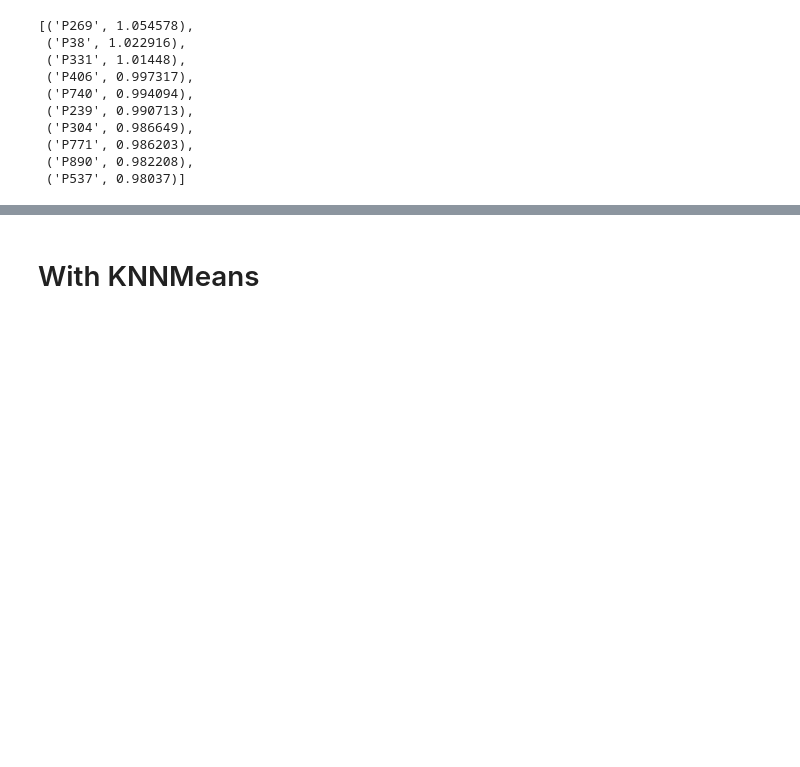
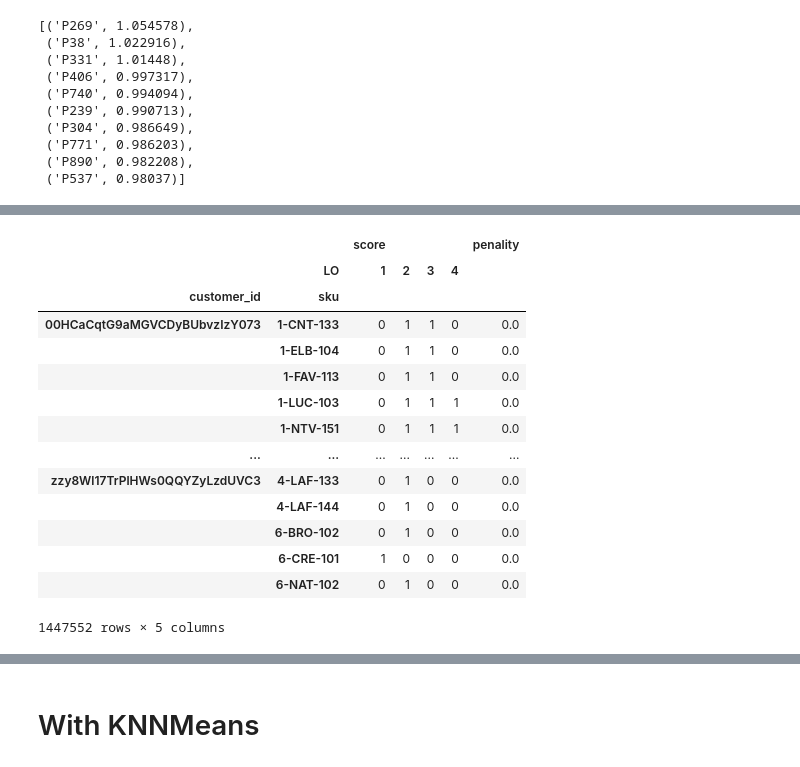
Before and after one commit to PaulChabert/reco_fourche, a Jupyter notebook: notebooks/gulnara_v2.ipynb, the cells around one changed output, grey strips where cells are left out. Saved outputs shown, nothing was run; the diff lists cells and outputs as text; code cells hidden in the pictures; blank space fills up the shorter version.

Commit message:
using dataest with final scoring

```diff
--- a/notebooks/gulnara_v2.ipynb
+++ b/notebooks/gulnara_v2.ipynb
@@ -228,0 +233,8 @@ recommended_movie
+# %%
+# Code done by Paul
+orders = pd.read_json("../../raw_data/order_scoring.json",lines=True)
+counted_sku_df = orders.groupby('sku').count()['LO'].copy()
+counted_sku_df.sort_values(ascending=False,inplace=True)
+sku_lenght = 500
+short_sku_list = list(counted_sku_df.head(sku_lenght).index)
+orders_short = orders[orders['sku'].isin(short_sku_list)]
@@ -228,0 +243,13 @@ recommended_movie
+# %%
+#Score each order
+coef = {
+    1:0.4,
+    2:0.3,
+    3:0.2,
+    4:0.1
+    }
+
+orders_short['score'] = orders_short['LO'].map(coef)
+table_scoring = orders_short.groupby(by=['customer_id','sku']).sum()[['score']]
+
+table_scoring
@@ -228,0 +276,27 @@ recommended_movie
+# %%
+#Score penality
+penality = 0.5
+table_penality = pd.pivot_table(orders_short,
+                       values=['score'],
+                       index=['customer_id','sku'],
+                       columns=['LO'],
+                       aggfunc='count',
+                       fill_value=0)
+table_penality['penality'] = table_penality[[('score',4),('score',3)]].max(axis=1)*(1-table_penality[('score',2)])*(1-table_penality[('score',1)])*penality
+table_penality
+# %% [output]
+|  |  | score |  |  |  | penality |
+|  | LO | 1 | 2 | 3 | 4 |  |
+| customer_id | sku |  |  |  |  |  |
+| 00HCaCqtG9aMGVCDyBUbvzIzY073 | 1-CNT-133 | 0 | 1 | 1 | 0 | 0.0 |
+|  | 1-ELB-104 | 0 | 1 | 1 | 0 | 0.0 |
+|  | 1-FAV-113 | 0 | 1 | 1 | 0 | 0.0 |
+|  | 1-LUC-103 | 0 | 1 | 1 | 1 | 0.0 |
+|  | 1-NTV-151 | 0 | 1 | 1 | 1 | 0.0 |
+| ... | ... | ... | ... | ... | ... | ... |
+| zzy8Wl17TrPlHWs0QQYZyLzdUVC3 | 4-LAF-133 | 0 | 1 | 0 | 0 | 0.0 |
+|  | 4-LAF-144 | 0 | 1 | 0 | 0 | 0.0 |
+|  | 6-BRO-102 | 0 | 1 | 0 | 0 | 0.0 |
+|  | 6-CRE-101 | 1 | 0 | 0 | 0 | 0.0 |
+|  | 6-NAT-102 | 0 | 1 | 0 | 0 | 0.0 |
+1447552 rows × 5 columns
```
Also changed, not shown: parts of 13 cells of this notebook.
